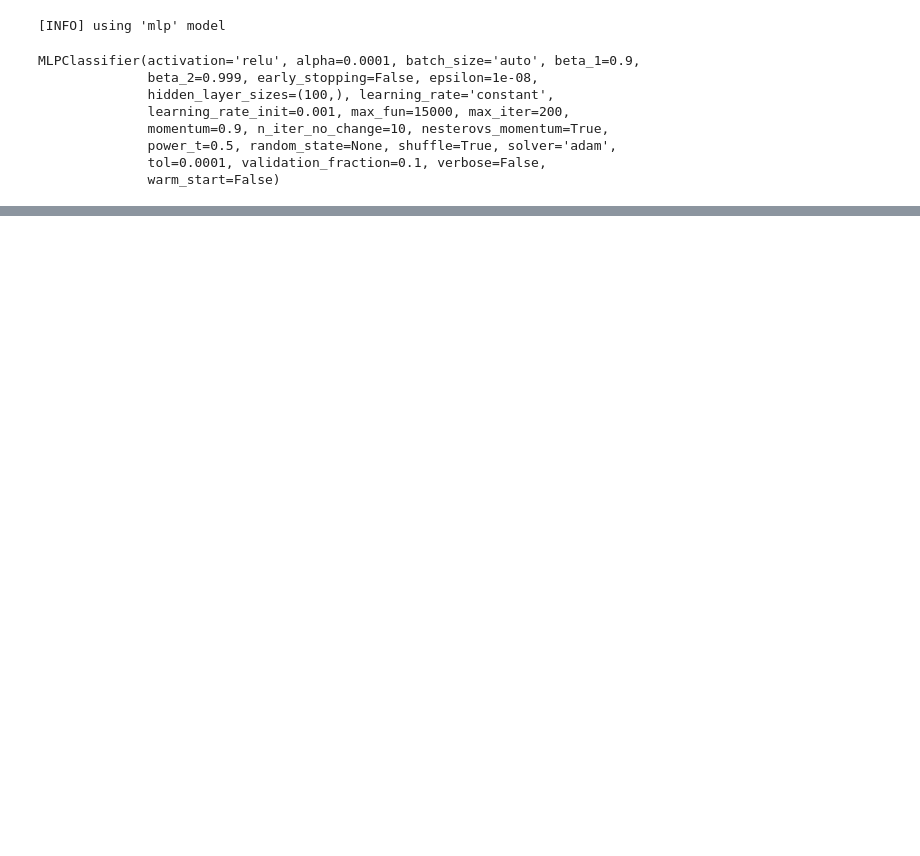
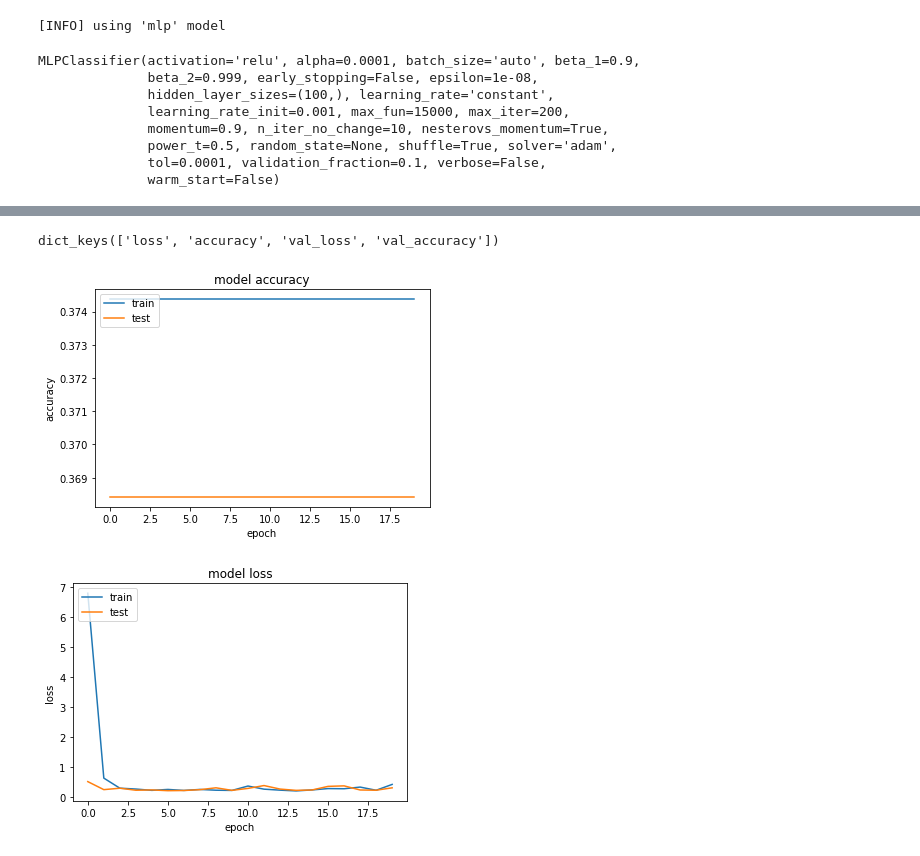
Before and after one commit to indranur/SLO, a Jupyter notebook: Tugas_Klasifikasi_Data_Cancer_Indra_Nurpratama_2101202069.ipynb, the cells around one changed output, grey strips where cells are left out. Cells and saved outputs as stored; diff of their text form; code cells hidden in the pictures; blank space fills up the shorter version.

```diff
--- a/Tugas_Klasifikasi_Data_Cancer_Indra_Nurpratama_2101202069.ipynb
+++ b/Tugas_Klasifikasi_Data_Cancer_Indra_Nurpratama_2101202069.ipynb
@@ -319,7 +322,7 @@ lb = LabelBinarizer()
 labels = lb.fit_transform(Y)
 print(labels)
 # %%
-(trainX, testX, trainY, testY) = train_test_split(X, np.array(labels), test_size=0.2)
+(trainX, testX, trainY, testY) = train_test_split(X, np.array(labels), test_size=0.3)
 print(trainX.shape)
 print(testX.shape)
 print(trainY.shape)
@@ -336,9 +339,9 @@ model = Sequential(
     [
         Dense(64, activation="relu", input_shape=(29,)), #hidden layer 1
         Dense(32, activation="relu"), #hidden layer 2
-        Dense(16, activation="relu"),
-        Dense(8, activation="relu"),
-        Dense(3, activation = "softmax"),
+        # Dense(16, activation="relu"),
+        # Dense(8, activation="relu"),
+        Dense(1, activation = "softmax"),
     ]
 )
 # %%
@@ -368,6 +367,6 @@ print("[INFO] training network...")
 opt = Adam(lr=1e-3, decay=1e-3 / 50)
 model.compile(loss="binary_crossentropy", optimizer=opt,
 	metrics=["accuracy"])
-H = model.fit(trainX, trainY, validation_data=(testX, testY), epochs=50, batch_size=20)
+H = model.fit(trainX, trainY, validation_data=(testX, testY), epochs=20, batch_size=20)
 # %% [output]
 [INFO] training network...
@@ -375,0 +389,25 @@ ValueError: ignored
+# %%
+
+import matplotlib.pyplot as plt
+
+print(H.history.keys())
+# summarize history for accuracy
+plt.plot(H.history['accuracy'])
+plt.plot(H.history['val_accuracy'])
+plt.title('model accuracy')
+plt.ylabel('accuracy')
+plt.xlabel('epoch')
+plt.legend(['train', 'test'], loc='upper left')
+plt.show()
+# summarize history for loss
+plt.plot(H.history['loss'])
+plt.plot(H.history['val_loss'])
+plt.title('model loss')
+plt.ylabel('loss')
+plt.xlabel('epoch')
+plt.legend(['train', 'test'], loc='upper left')
+plt.show()
+# %% [output]
+dict_keys(['loss', 'accuracy', 'val_loss', 'val_accuracy'])
+[figure, added]
+[figure, added]
```
Also changed, not shown: parts of 13 cells of this notebook.
